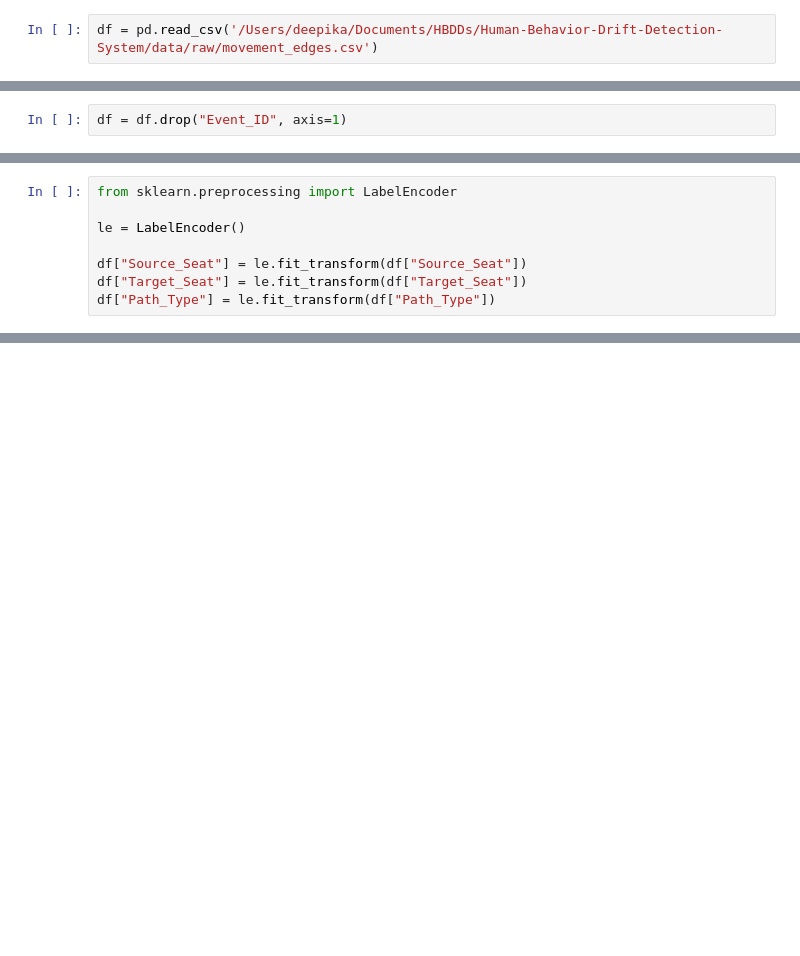
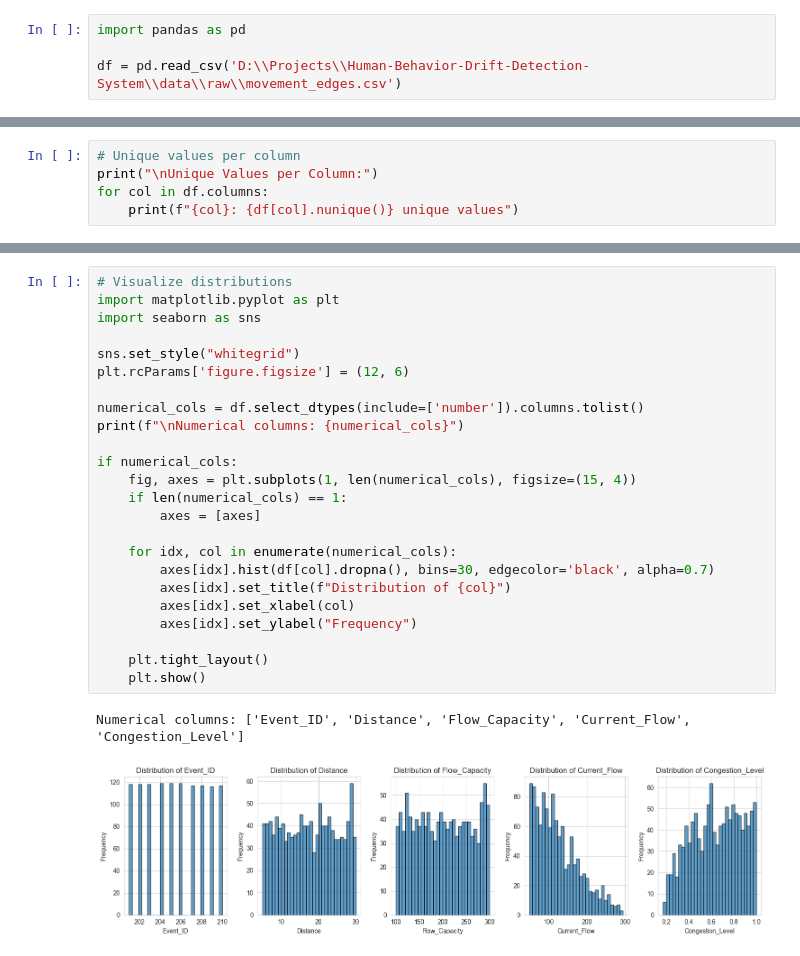
Before and after one commit to Deepika2222/Human-Behavior-Drift-Detection-System, a Jupyter notebook: notebooks/01_data_exploration.ipynb, the cells around one changed output, grey strips where cells are left out. Saved outputs shown, nothing was run; the diff lists cells and outputs as text; blank space fills up the shorter version.

Commit message:
data exploration done

```diff
--- a/notebooks/01_data_exploration.ipynb
+++ b/notebooks/01_data_exploration.ipynb
@@ -16,2 +1,4 @@ from sklearn.metrics import (
 # %%
-df = pd.read_csv('/Users/deepika/Documents/HBDDs/Human-Behavior-Drift-Detection-System/data/raw/movement_edges.csv')
+import pandas as pd
+
+df = pd.read_csv('D:\\Projects\\Human-Behavior-Drift-Detection-System\\data\\raw\\movement_edges.csv')
@@ -67,2 +4,0 @@ dtype: int64
-# %%
-df = df.drop("Event_ID", axis=1)
@@ -72,8 +4,0 @@ y = df["Congestion_Level"]
-# %%
-from sklearn.preprocessing import LabelEncoder
-
-le = LabelEncoder()
-
-df["Source_Seat"] = le.fit_transform(df["Source_Seat"])
-df["Target_Seat"] = le.fit_transform(df["Target_Seat"])
-df["Path_Type"] = le.fit_transform(df["Path_Type"])
@@ -135,0 +52,5 @@ Silhouette Score: 0.16199282250817063
+# %%
+# Unique values per column
+print("\nUnique Values per Column:")
+for col in df.columns:
+    print(f"{col}: {df[col].nunique()} unique values")
@@ -135,0 +88,27 @@ Silhouette Score: 0.16199282250817063
+# %%
+# Visualize distributions
+import matplotlib.pyplot as plt
+import seaborn as sns
+
+sns.set_style("whitegrid")
+plt.rcParams['figure.figsize'] = (12, 6)
+
+numerical_cols = df.select_dtypes(include=['number']).columns.tolist()
+print(f"\nNumerical columns: {numerical_cols}")
+
+if numerical_cols:
+    fig, axes = plt.subplots(1, len(numerical_cols), figsize=(15, 4))
+    if len(numerical_cols) == 1:
+        axes = [axes]
+
+    for idx, col in enumerate(numerical_cols):
+        axes[idx].hist(df[col].dropna(), bins=30, edgecolor='black', alpha=0.7)
+        axes[idx].set_title(f"Distribution of {col}")
+        axes[idx].set_xlabel(col)
+        axes[idx].set_ylabel("Frequency")
+
+    plt.tight_layout()
+    plt.show()
+# %% [output]
+Numerical columns: ['Event_ID', 'Distance', 'Flow_Capacity', 'Current_Flow', 'Congestion_Level']
+[figure, added]
```
Also changed, not shown: parts of 19 cells of this notebook.
